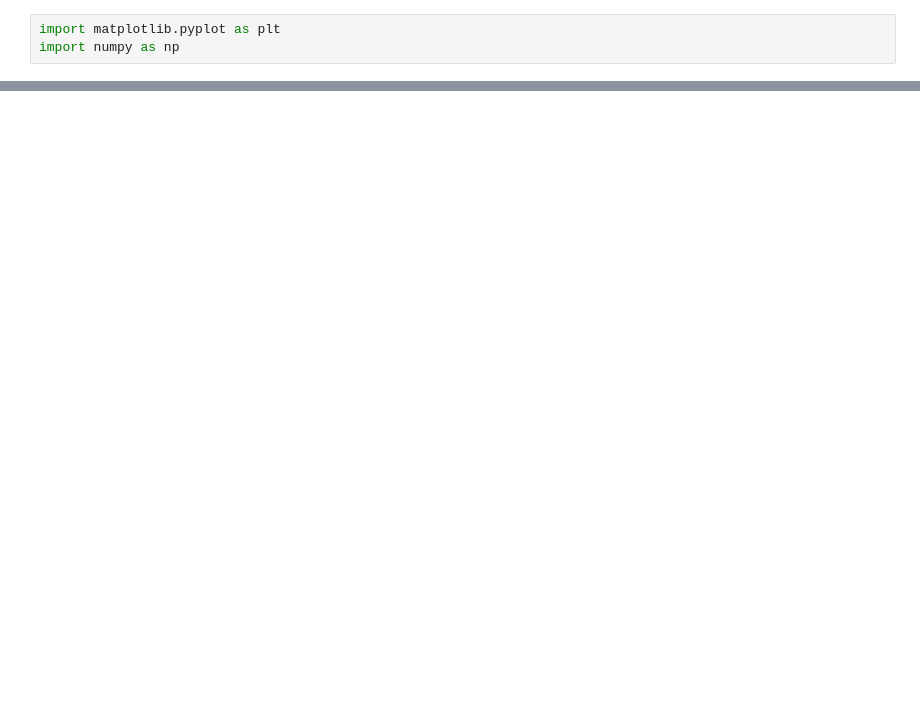
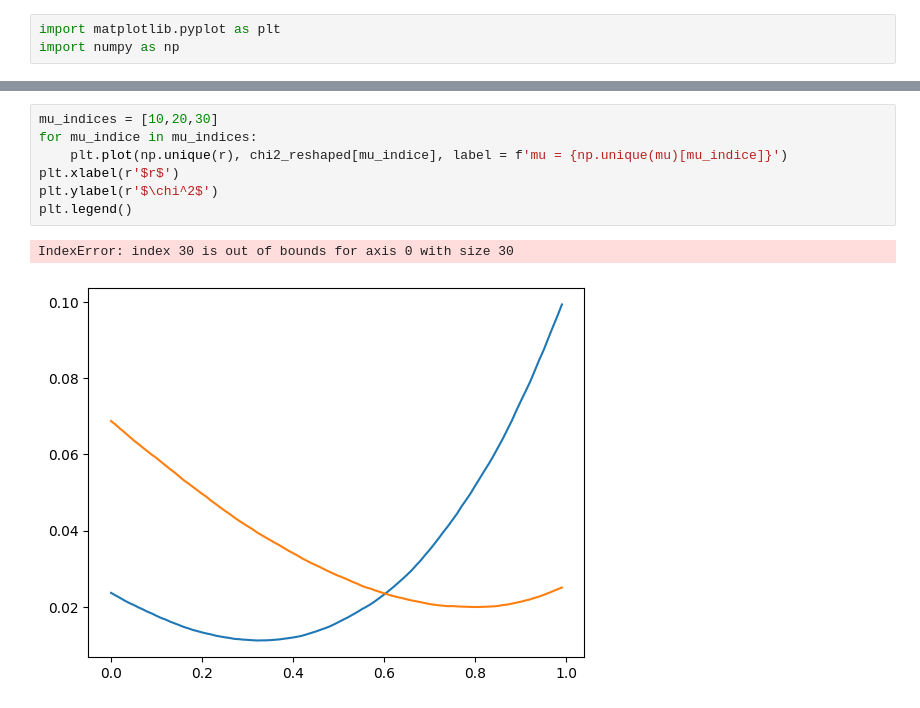
Before and after one commit to gabriel27almeida/Scintillator-atenuation, a Jupyter notebook: plot-fit.ipynb, the cells around one changed output, grey strips where cells are left out. Cells and saved outputs as stored; diff of their text form; blank space fills up the shorter version.

```diff
--- a/plot-fit.ipynb
+++ b/plot-fit.ipynb
@@ -41,0 +43,10 @@ plt.show()
+# %%
+mu_indices = [10,20,30]
+for mu_indice in mu_indices:
+    plt.plot(np.unique(r), chi2_reshaped[mu_indice], label = f'mu = {np.unique(mu)[mu_indice]}')
+plt.xlabel(r'$r$')
+plt.ylabel(r'$\chi^2$')
+plt.legend()
+# %% [output]
+IndexError: index 30 is out of bounds for axis 0 with size 30
+[figure, added]
```
Also changed, not shown: parts of 3 cells of this notebook, 4 other files.
